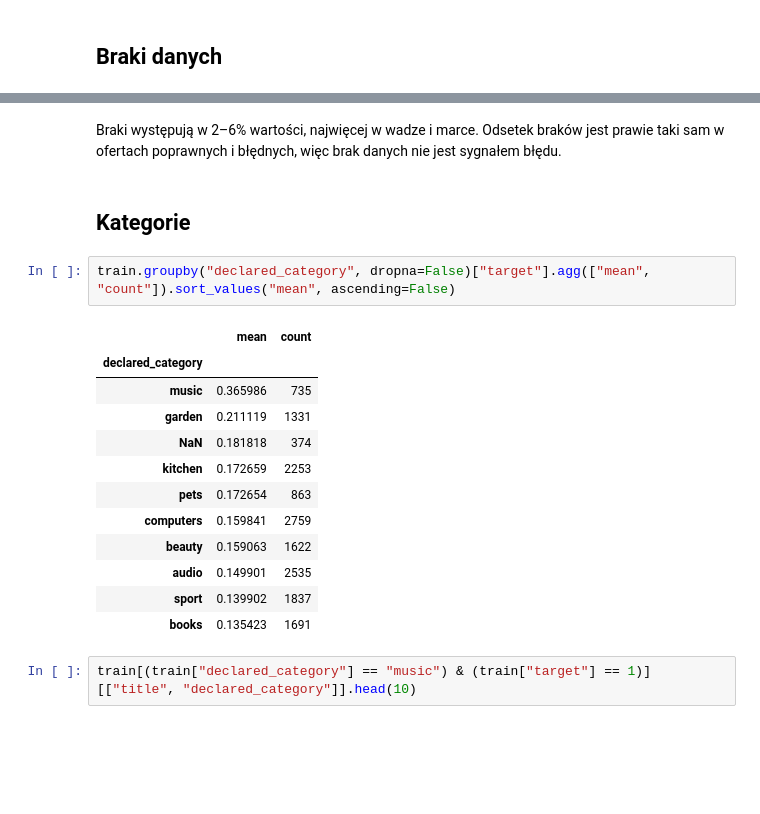
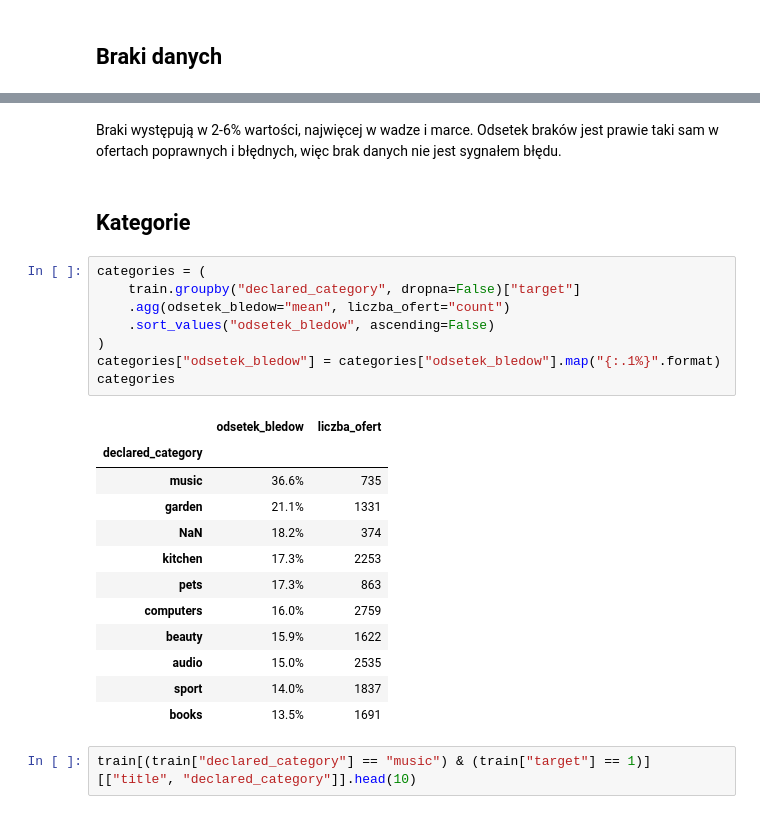
Before and after one commit to KrystianRodziewicz/catalogue-errors, a Jupyter notebook: notebooks/eda.ipynb, the cells around one changed output, grey strips where cells are left out. Cells and saved outputs as stored; diff of their text form; blank space fills up the shorter version.

```diff
--- a/notebooks/eda.ipynb
+++ b/notebooks/eda.ipynb
@@ -65,22 +70,28 @@ target              0.000  0.000
 # %% [markdown]
-Braki występują w 2–6% wartości, najwięcej w wadze i marce. Odsetek braków jest prawie taki sam w ofertach poprawnych i błędnych, więc brak danych nie jest sygnałem błędu.
+Braki występują w 2-6% wartości, najwięcej w wadze i marce. Odsetek braków jest prawie taki sam w ofertach poprawnych i błędnych, więc brak danych nie jest sygnałem błędu.
 # %% [markdown]
 ## Kategorie
 # %%
-train.groupby("declared_category", dropna=False)["target"].agg(["mean", "count"]).sort_values("mean", ascending=False)
+categories = (
+    train.groupby("declared_category", dropna=False)["target"]
+    .agg(odsetek_bledow="mean", liczba_ofert="count")
+    .sort_values("odsetek_bledow", ascending=False)
+)
+categories["odsetek_bledow"] = categories["odsetek_bledow"].map("{:.1%}".format)
+categories
 # %% [output]
-|  | mean | count |
+|  | odsetek_bledow | liczba_ofert |
 | declared_category |  |  |
-| music | 0.365986 | 735 |
-| garden | 0.211119 | 1331 |
-| NaN | 0.181818 | 374 |
-| kitchen | 0.172659 | 2253 |
-| pets | 0.172654 | 863 |
-| computers | 0.159841 | 2759 |
-| beauty | 0.159063 | 1622 |
-| audio | 0.149901 | 2535 |
-| sport | 0.139902 | 1837 |
-| books | 0.135423 | 1691 |
+| music | 36.6% | 735 |
+| garden | 21.1% | 1331 |
+| NaN | 18.2% | 374 |
+| kitchen | 17.3% | 2253 |
+| pets | 17.3% | 863 |
+| computers | 16.0% | 2759 |
+| beauty | 15.9% | 1622 |
+| audio | 15.0% | 2535 |
+| sport | 14.0% | 1837 |
+| books | 13.5% | 1691 |
 # %%
 train[(train["declared_category"] == "music") & (train["target"] == 1)][["title", "declared_category"]].head(10)
 # %% [output]
```
Also changed, not shown: parts of 20 cells of this notebook.
